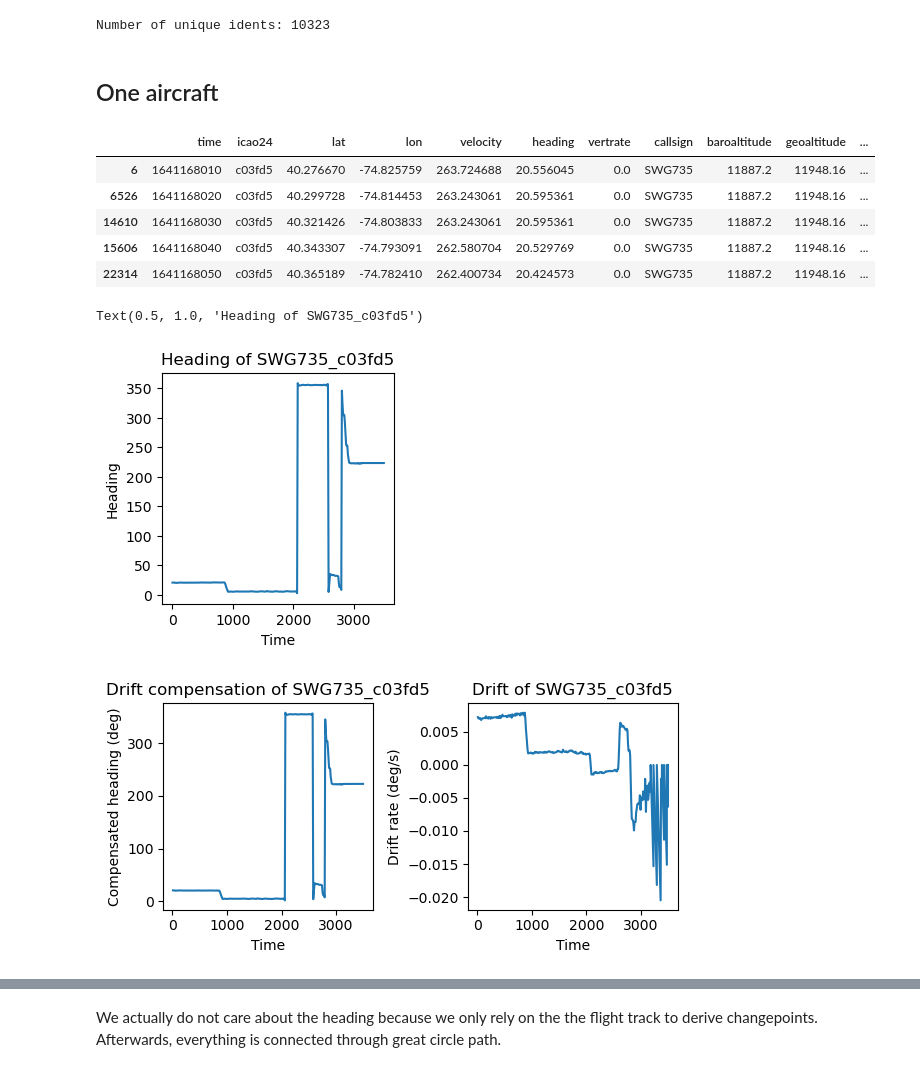
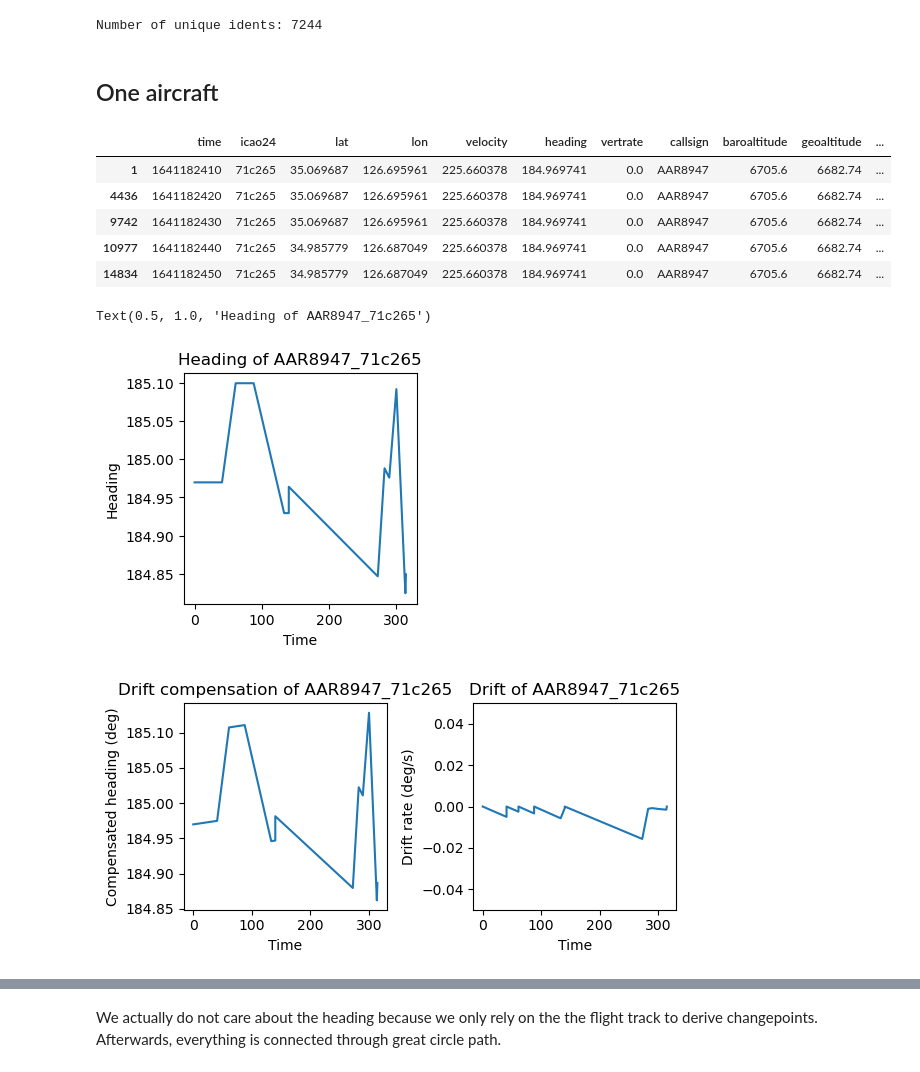
Before and after one commit to thinhhoang95/XFD, a Jupyter notebook: flow-detection/get_turn.ipynb, the cells around one changed output, grey strips where cells are left out. Saved outputs shown, nothing was run; the diff lists cells and outputs as text; code cells hidden in the pictures.

```diff
--- a/flow-detection/get_turn.ipynb
+++ b/flow-detection/get_turn.ipynb
@@ -5,7 +5,7 @@
 import pandas as pd
 import numpy as np
 # %%
-df = pd.read_csv('../data/osstate/extracted/states_2022-01-03-00.csv.gz', compression='gzip')
+df = pd.read_csv('../data/osstate/extracted/states_2022-01-03-04.csv.gz', compression='gzip')
 df.head()
 # %% [output]
 |  | time | icao24 | lat | lon | velocity | heading | vertrate | callsign | onground | alert | spi | ... |
@@ -34,21 +34,21 @@ df.drop(columns=['onground', 'alert', 'spi', 'squawk'], inplace=True)
 idents = df['ident'].unique()
 print('Number of unique idents:', len(idents))
 # %% [output]
-Number of unique idents: 10323
+Number of unique idents: 7244
 # %% [markdown]
 ## One aircraft
 # %%
 # Get the first ident
-ident = idents[6]
+ident = 'AAR8947_71c265' # idents[6]
 df_ident = df[df['ident'] == ident]
 df_ident.head()
 # %% [output]
 |  | time | icao24 | lat | lon | velocity | heading | vertrate | callsign | baroaltitude | geoaltitude | ... |
-| 6 | 1641168010 | c03fd5 | 40.276670 | -74.825759 | 263.724688 | 20.556045 | 0.0 | SWG735 | 11887.2 | 11948.16 | ... |
-| 6526 | 1641168020 | c03fd5 | 40.299728 | -74.814453 | 263.243061 | 20.595361 | 0.0 | SWG735 | 11887.2 | 11948.16 | ... |
-| 14610 | 1641168030 | c03fd5 | 40.321426 | -74.803833 | 263.243061 | 20.595361 | 0.0 | SWG735 | 11887.2 | 11948.16 | ... |
-| 15606 | 1641168040 | c03fd5 | 40.343307 | -74.793091 | 262.580704 | 20.529769 | 0.0 | SWG735 | 11887.2 | 11948.16 | ... |
-| 22314 | 1641168050 | c03fd5 | 40.365189 | -74.782410 | 262.400734 | 20.424573 | 0.0 | SWG735 | 11887.2 | 11948.16 | ... |
+| 1 | 1641182410 | 71c265 | 35.069687 | 126.695961 | 225.660378 | 184.969741 | 0.0 | AAR8947 | 6705.6 | 6682.74 | ... |
+| 4436 | 1641182420 | 71c265 | 35.069687 | 126.695961 | 225.660378 | 184.969741 | 0.0 | AAR8947 | 6705.6 | 6682.74 | ... |
+| 9742 | 1641182430 | 71c265 | 35.069687 | 126.695961 | 225.660378 | 184.969741 | 0.0 | AAR8947 | 6705.6 | 6682.74 | ... |
+| 10977 | 1641182440 | 71c265 | 34.985779 | 126.687049 | 225.660378 | 184.969741 | 0.0 | AAR8947 | 6705.6 | 6682.74 | ... |
+| 14834 | 1641182450 | 71c265 | 34.985779 | 126.687049 | 225.660378 | 184.969741 | 0.0 | AAR8947 | 6705.6 | 6682.74 | ... |
 # %%
 import matplotlib.pyplot as plt
 from geo.drift_compensation import get_track_drift_rate
@@ -66,41 +66,42 @@ plt.xlabel('Time')
 plt.ylabel('Heading')
 plt.title(f'Heading of {ident}')
 # %% [output]
-Text(0.5, 1.0, 'Heading of SWG735_c03fd5')
+Text(0.5, 1.0, 'Heading of AAR8947_71c265')
-[figure, old version]
+[figure, new version]
 # %%
 # Compute the drift compensation
 track_drift = np.zeros_like(hdg)
 cumul_drift = 0
 hdg_compensated = np.zeros_like(hdg)
 for i in range(1, len(hdg)):
     # We will use the last time's value to compensate the drift for this time
     track_drift[i] = get_track_drift_rate(lat[i-1], lon[i-1], hdg[i-1]) * vel[i-1] * (rlastposupdate[i] - rlastposupdate[i-1])
     if np.abs(track_drift[i]) > 1:
         print(f'lat: {lat[i-1]}, lon: {lon[i-1]}, hdg: {hdg[i-1]}, vel: {vel[i-1]}, time: {rlastposupdate[i]}')
         print(f'drift: {track_drift[i]}')
         print(f'x: {get_track_drift_rate(lat[i-1], lon[i-1], hdg[i-1])}')
     cumul_drift += track_drift[i]
     hdg_compensated[i] = (hdg[i] - cumul_drift) % 360
 
 
 # Plot the drift compensation
 plt.figure(figsize=(6,3))
 plt.subplot(1,2,1)
 plt.plot(rlastposupdate[1:], hdg_compensated[1:])
 plt.xlabel('Time')
 plt.ylabel('Compensated heading (deg)')
 plt.title(f'Drift compensation of {ident}')
 
 plt.subplot(1,2,2)
 plt.plot(rlastposupdate[1:], track_drift[1:])
 plt.xlabel('Time')
 plt.ylabel('Drift rate (deg/s)')
 plt.title(f'Drift of {ident}')
+plt.ylim(-0.05, 0.05)
 
 plt.tight_layout()
 # %% [output]
-[figure, old version]
+[figure, new version]
 # %%
 # Get changepoints in the heading
 from changepy import pelt
```
Also changed, not shown: parts of 10 cells of this notebook, 8 other files.
